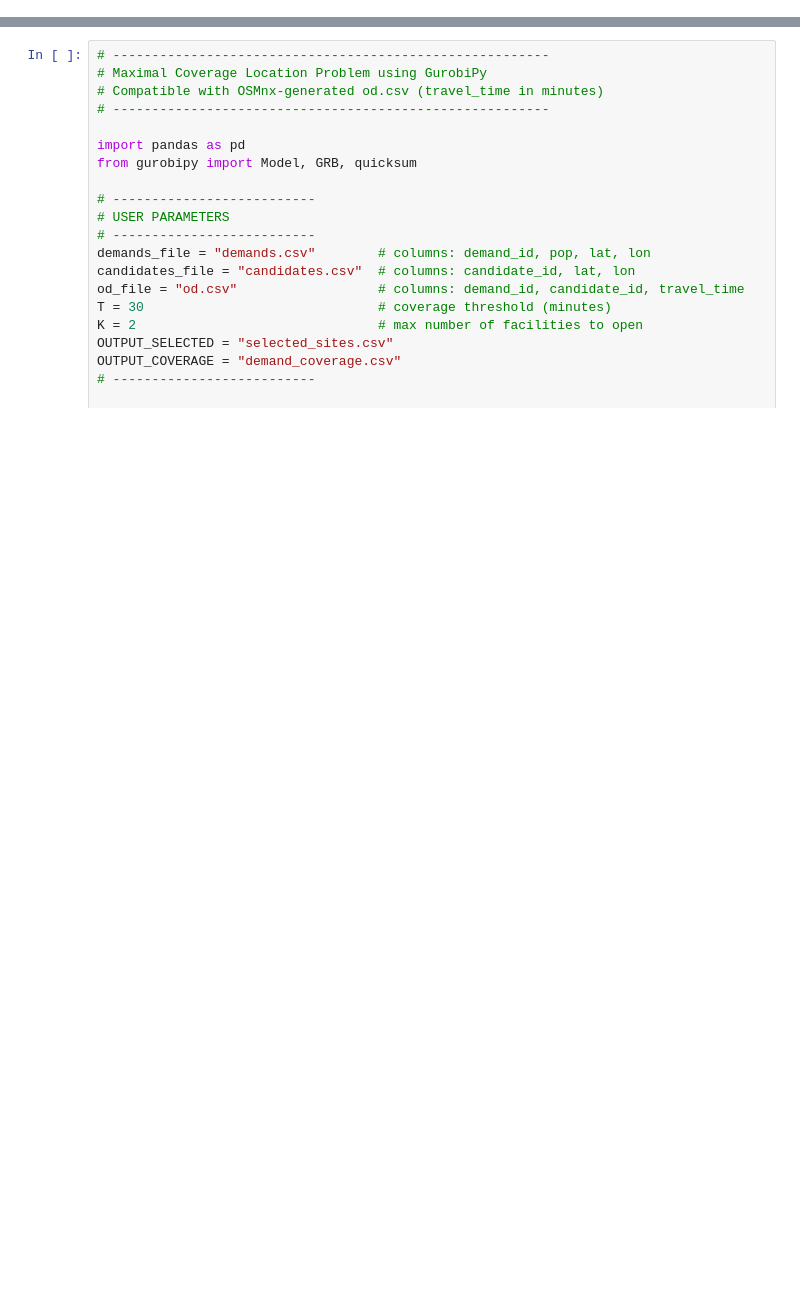
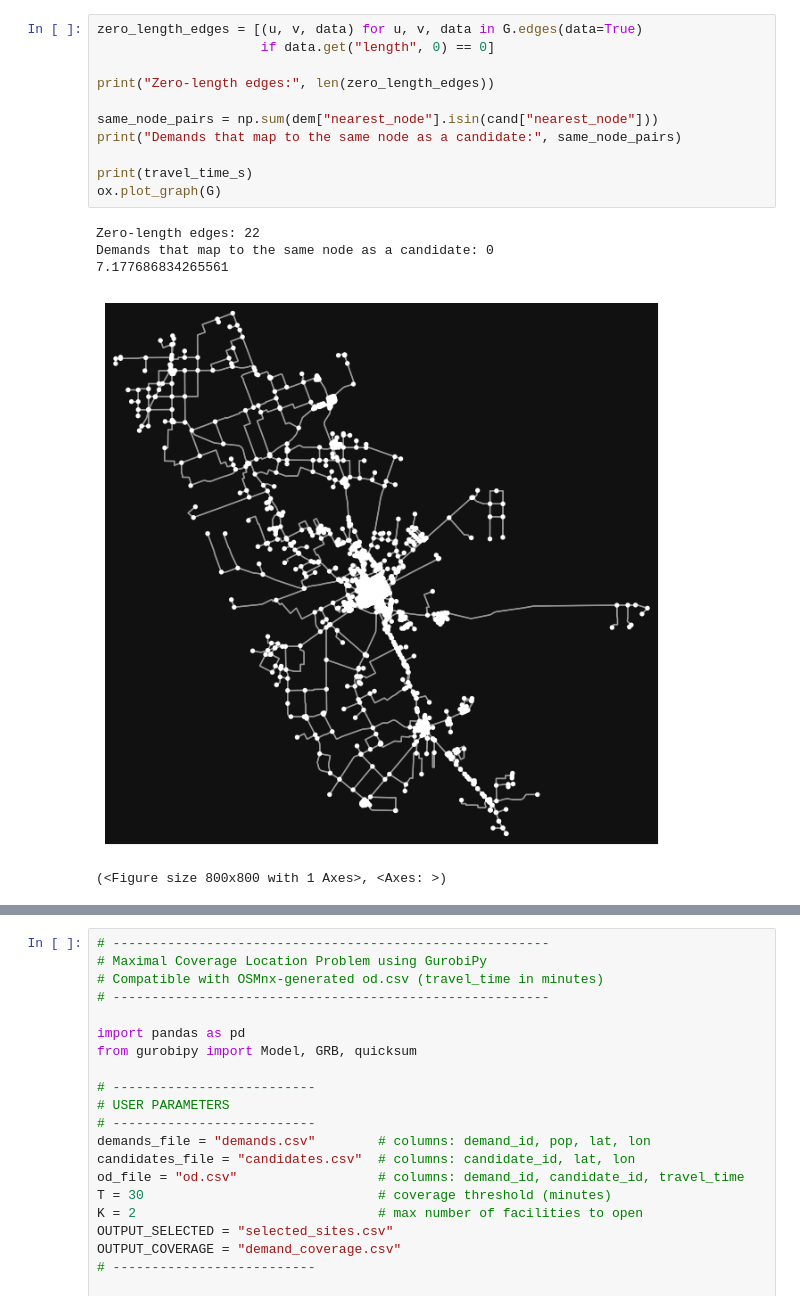
Before and after one commit to davidizr/Optimal-Placements-of-Rural-Mobile-Health-Clinics, a Jupyter notebook: Term Project Script.ipynb, the cells around one changed output, grey strips where cells are left out. Saved outputs shown, nothing was run; the diff lists cells and outputs as text; blank space fills up the shorter version.

```diff
--- a/Term Project Script.ipynb
+++ b/Term Project Script.ipynb
@@ -150,0 +154,17 @@ print("Done.")
+# %%
+zero_length_edges = [(u, v, data) for u, v, data in G.edges(data=True)
+                     if data.get("length", 0) == 0]
+
+print("Zero-length edges:", len(zero_length_edges))
+
+same_node_pairs = np.sum(dem["nearest_node"].isin(cand["nearest_node"]))
+print("Demands that map to the same node as a candidate:", same_node_pairs)
+
+print(travel_time_s)
+ox.plot_graph(G)
+# %% [output]
+Zero-length edges: 22
+Demands that map to the same node as a candidate: 0
+7.177686834265561
+[figure, added]
+(<Figure size 800x800 with 1 Axes>, <Axes: >)
```
Also changed, not shown: parts of 3 cells of this notebook, 9 other files.
